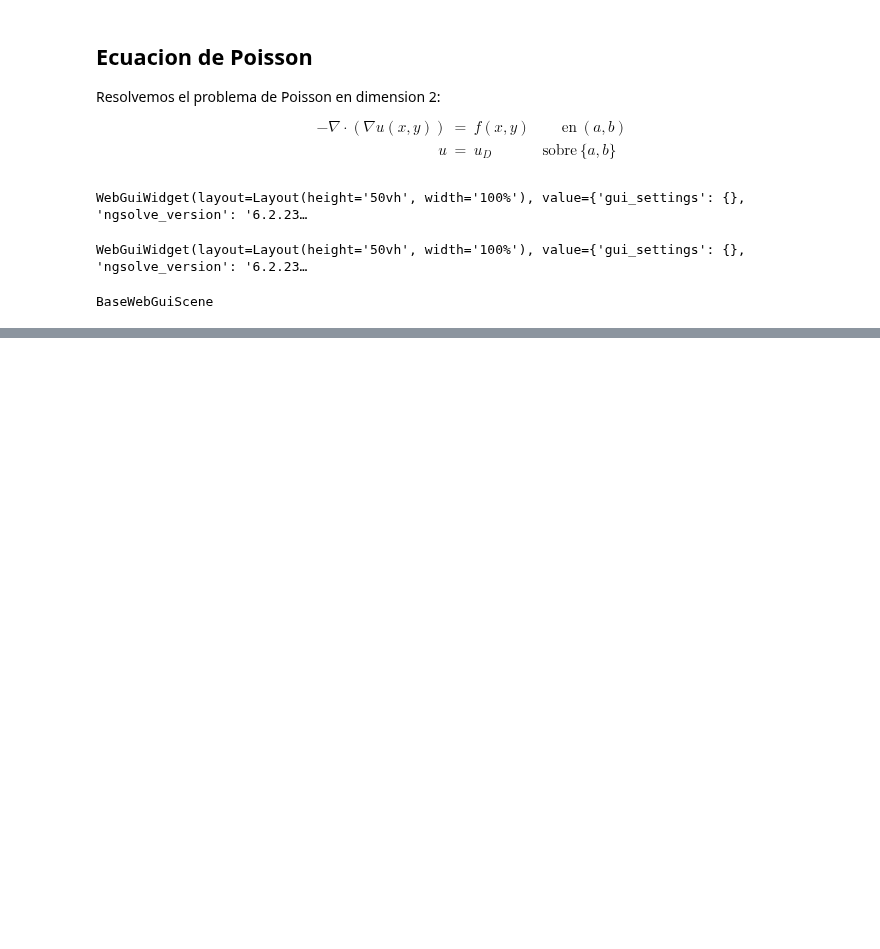
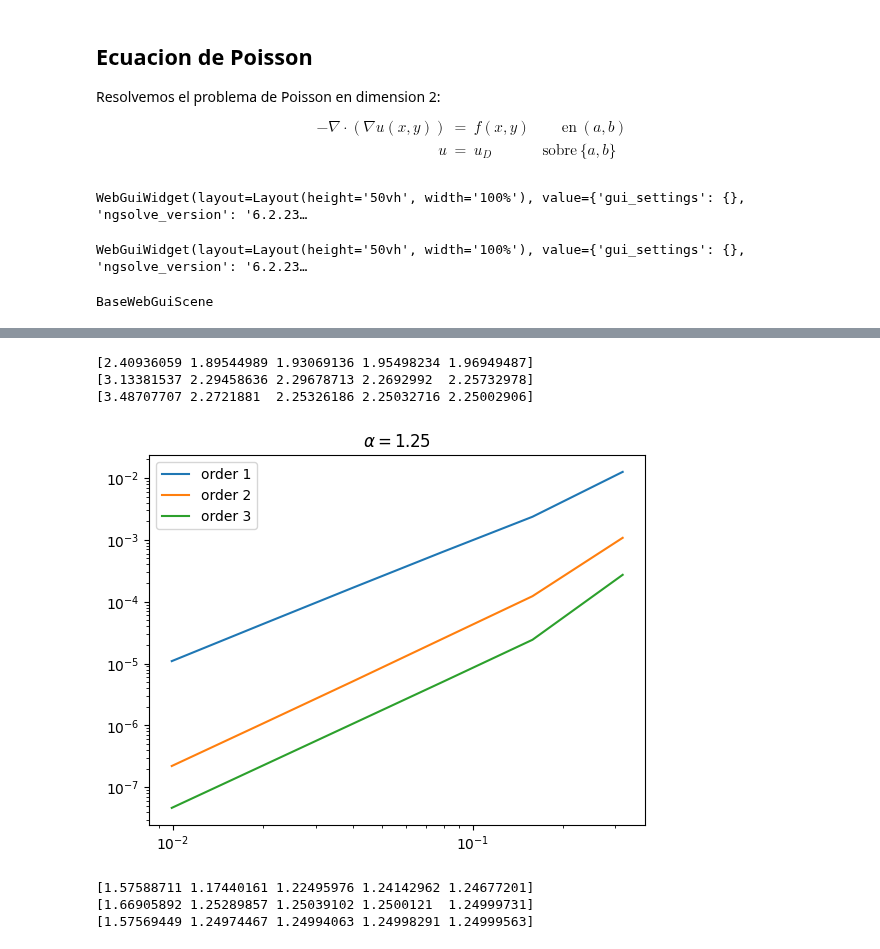
Before and after one commit to ManuelSanchezUribe/ManuelSanchezUribe.github.io, a Jupyter notebook: IMT3410/Capitulo2_NGSolve_FEM.ipynb, the cells around one changed output, grey strips where cells are left out. Saved outputs shown, nothing was run; the diff lists cells and outputs as text; code cells hidden in the pictures; blank space fills up the shorter version.

```diff
--- a/IMT3410/Capitulo2_NGSolve_FEM.ipynb
+++ b/IMT3410/Capitulo2_NGSolve_FEM.ipynb
@@ -167,0 +253,33 @@ BaseWebGuiScene
+# %%
+alpha = 1.25
+h1, err_u1, rate1, gfu1 = Convergence_Test_alpha(nmeshes=6, alpha=alpha, order = 1)
+h2, err_u2, rate2, gfu2 = Convergence_Test_alpha(nmeshes=6, alpha=alpha, order = 2)
+h3, err_u3, rate3, gfu3 = Convergence_Test_alpha(nmeshes=6, alpha=alpha, order = 3)
+print(rate1)
+print(rate2)
+print(rate3)
+# %% [output]
+[2.40936059 1.89544989 1.93069136 1.95498234 1.96949487]
+[3.13381537 2.29458636 2.29678713 2.2692992  2.25732978]
+[3.48707707 2.2721881  2.25326186 2.25032716 2.25002906]
+# %%
+plt.loglog(h1,err_u1, label='order 1')
+plt.loglog(h2,err_u2, label='order 2')
+plt.loglog(h3,err_u3, label='order 3')
+plt.legend()
+plt.title(r'$\alpha=1.25$')
+plt.show()
+# %% [output]
+[figure, added]
+# %%
+alpha = 0.25
+h1, err_u1, rate1, gfu1 = Convergence_Test_alpha(nmeshes=6, alpha=alpha, order = 1)
+h2, err_u2, rate2, gfu2 = Convergence_Test_alpha(nmeshes=6, alpha=alpha, order = 2)
+h3, err_u3, rate3, gfu3 = Convergence_Test_alpha(nmeshes=6, alpha=alpha, order = 3)
+print(rate1)
+print(rate2)
+print(rate3)
+# %% [output]
+[1.57588711 1.17440161 1.22495976 1.24142962 1.24677201]
+[1.66905892 1.25289857 1.25039102 1.2500121  1.24999731]
+[1.57569449 1.24974467 1.24994063 1.24998291 1.24999563]
```
Also changed, not shown: parts of 19 cells of this notebook, 4 other files.
